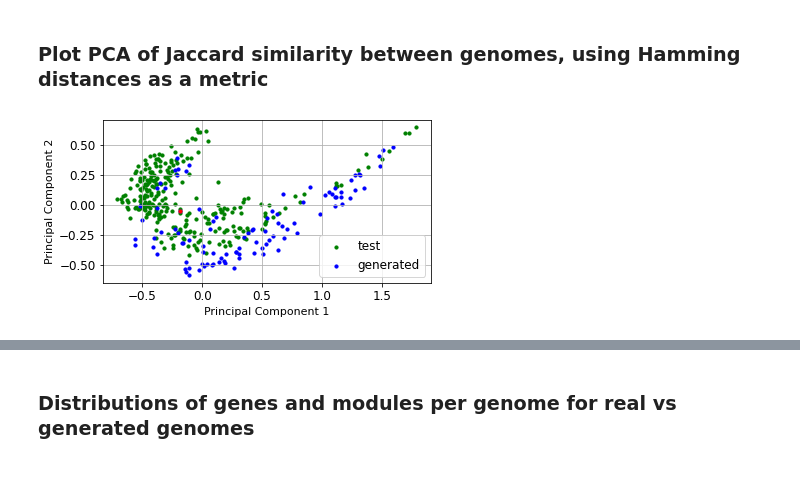
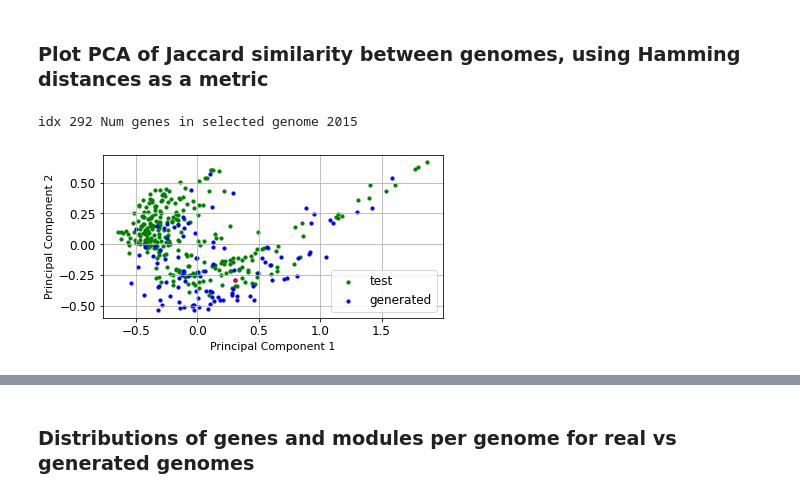
Before and after one commit to natasha-dudek/DeepGenomeVector, a Jupyter notebook: main.ipynb, the cells around one changed output, grey strips where cells are left out. Saved outputs shown, nothing was run; the diff lists cells and outputs as text; code cells hidden in the pictures.

Commit message:
have all figures working

```diff
--- a/main.ipynb
+++ b/main.ipynb
@@ -51,3 +55,9 @@ elif mode == "CC":
         replacement_threshold = 0.5, # probability over which binarizer converts to a 1
         num_corruptions = 100, # number of corrupted versions of a genome to produce
     )
+# %%
+tla_to_tnum, keepers = pre_process.genomes2include(mode)
+tnum_to_tla = {v:k for k,v in tla_to_tnum.items()}
+org_to_kos, n_kos_tot, all_kos = pre_process.load_kos(tla_to_tnum, mode)
+org_to_mod_to_kos, mod_sets = pre_process.load_mods(mode)
+mod_to_kos = pre_process.create_mod_to_kos(org_to_mod_to_kos)
@@ -818,21 +789,29 @@ fig = evaluate.plot_mod_count_vs_f1_v2(test_input_mods, f1s, train_out)
 new_genomes = False
 
 if new_genomes:
+    from datetime import date
+    date = date.today()
     generated, generated_inputs = evaluate.generate_genomes(100, all_kos, mod_to_ko_clean, 10, model)
-    torch.save(generated_genomes, BASE_DIR+"generated_genomes_11_01_2020.pt")
-    torch.save(generated_inputs, BASE_DIR+"generated_genome_inputs_11_01_2020.pt")
+    torch.save(generated, BASE_DIR+"generated_genomes_"+str(date)+".pt")
+    torch.save(generated_inputs, BASE_DIR+"generated_genome_inputs_"+str(date)+".pt")
 else:
-    generated_genomes = torch.load(BASE_DIR+"generated_genomes_11_01_2020.pt")
-    generated_inputs = torch.load(BASE_DIR+"generated_genome_inputs_11_01_2020.pt")
+#     generated = torch.load(BASE_DIR+"generated_genomes_11_01_2020.pt")
+#     generated_inputs = torch.load(BASE_DIR+"generated_genome_inputs_11_01_2020.pt")
+    generated = torch.load(BASE_DIR+"generated_genomes_2021-02-01.pt")
+    generated_inputs = torch.load(BASE_DIR+"generated_genome_inputs_2021-02-01.pt")
 # %% [markdown]
 ### Plot PCA of Jaccard similarity between genomes, using Hamming distances as a metric
 # %%
 idx = random.randint(279, 379) # assumes 279 test genomes + 100 generated genomes, 0-indexed
+#idx = 368 # pathogen
+#idx = 282 # heme biosyn
 idx = 292
+gen_idx = idx - test_data.shape[0] # generated genomes follow test set genomes in tensor
+print("idx",str(idx),"Num genes in selected genome", int(torch.sum(generated[gen_idx])))
 plt.rcParams.update({'font.size': 12})
-#print(idx)
 #fig = evaluate.plot_dist(generated_genomes, all_kos, mod_to_ko_clean, model, test_data)
-fig = evaluate.plot_dist(generated_genomes, all_kos, mod_to_ko_clean, model, test_data, idx)
+fig = evaluate.plot_dist(generated, all_kos, mod_to_ko_clean, model, test_data, idx)
 fig.savefig(BASE_DIR+"pca_jaccard.pdf", dpi=200, bbox_inches='tight');
 # %% [output]
+idx 292 Num genes in selected genome 2015
-[figure, old version]
+[figure, new version]
```
Also changed, not shown: parts of 70 cells of this notebook, 5 other files.
